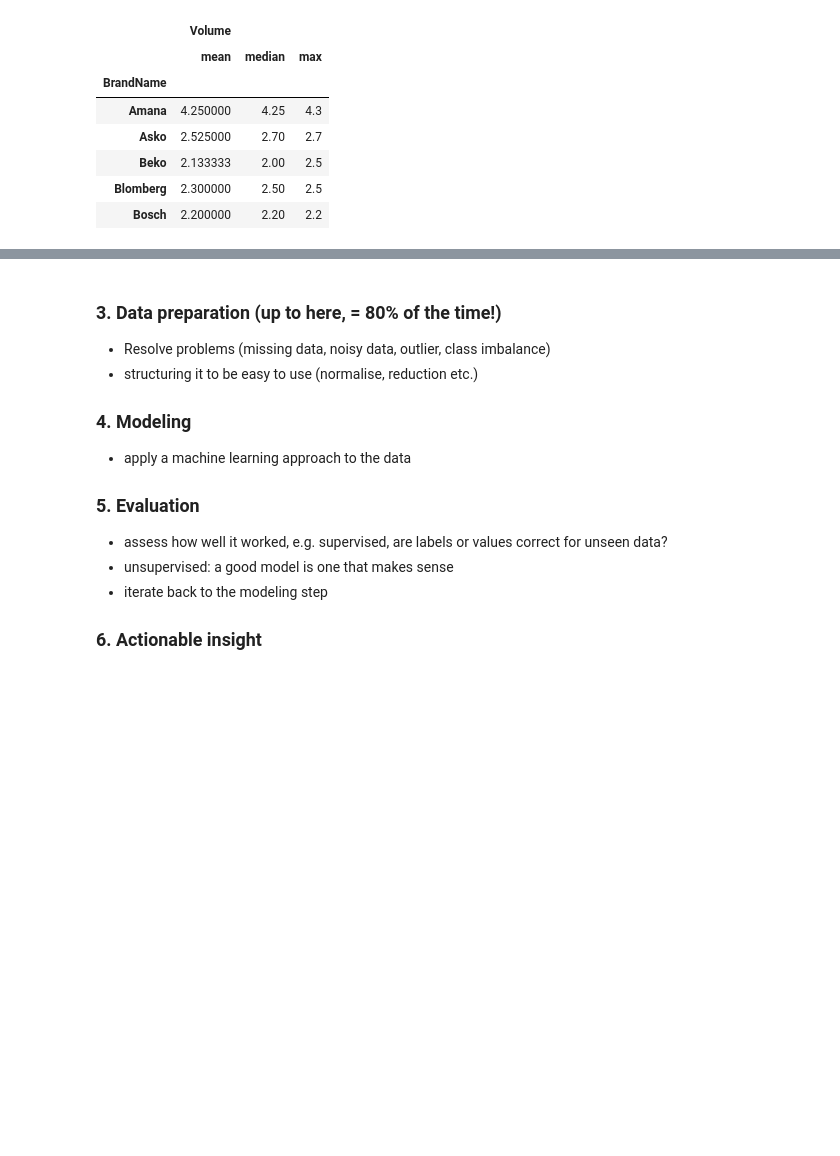
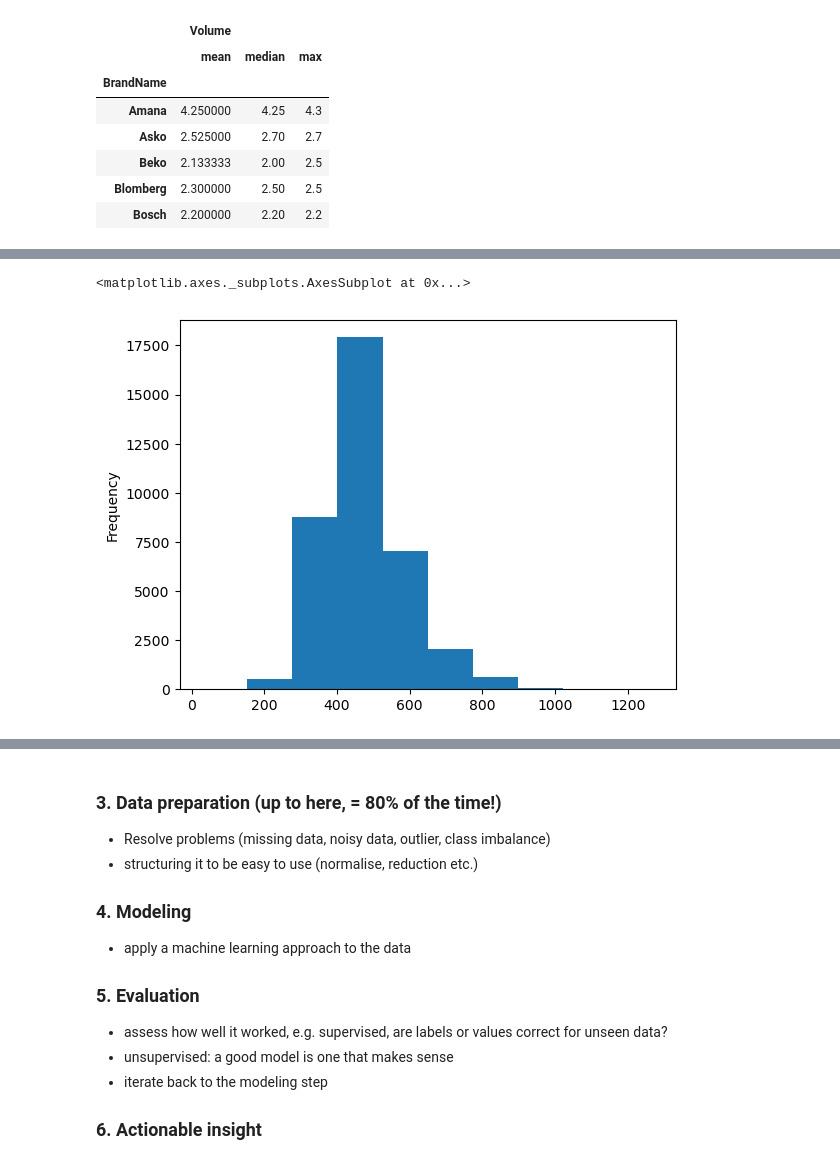
Before and after one commit to CormacKinsella/python-data-science, a Jupyter notebook: python-machine-learning.ipynb, the cells around one changed output, grey strips where cells are left out. Cells and saved outputs as stored; diff of their text form; code cells hidden in the pictures; blank space fills up the shorter version.

```diff
--- a/python-machine-learning.ipynb
+++ b/python-machine-learning.ipynb
@@ -179,0 +202,6 @@ import matplotlib
+# %%
+# Histogram of the emissions
+vehicles['co2emissions'].plot(kind='hist')
+# %% [output]
+<matplotlib.axes._subplots.AxesSubplot at 0x...>
+[figure, added]
```
Also changed, not shown: parts of 8 cells of this notebook.
